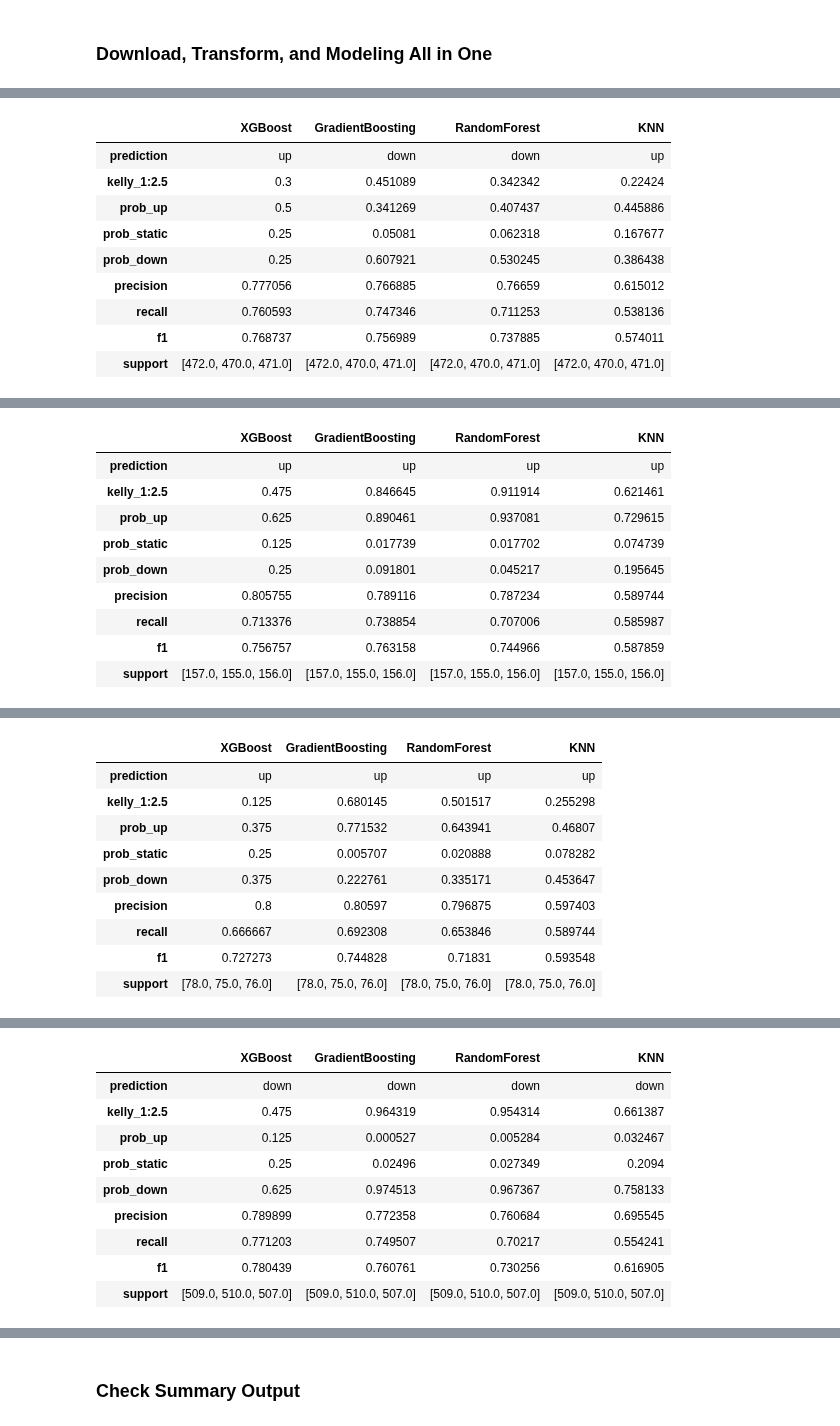
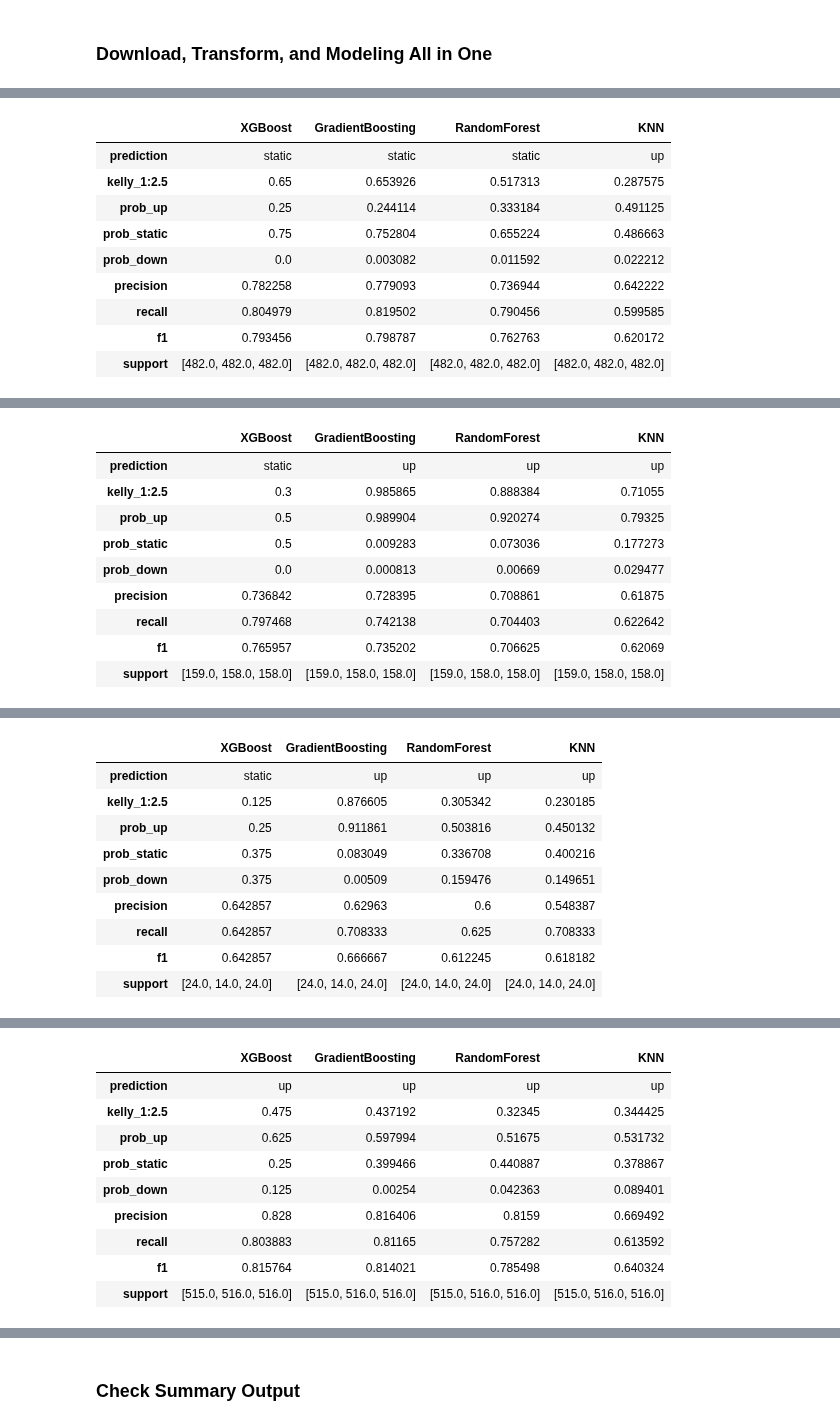
Before and after one commit to yuchild/stock_production, a Jupyter notebook: stock_next_time_frame_predictor.ipynb, the cells around one changed output, grey strips where cells are left out. Saved outputs shown, nothing was run; the diff lists cells and outputs as text; code cells hidden in the pictures.

```diff
--- a/stock_next_time_frame_predictor.ipynb
+++ b/stock_next_time_frame_predictor.ipynb
@@ -43,5 +43,5 @@ from src import functions as f
 # manufactoring suppliers
 # 'lrcs', 'klac', ''
 # %%
-f.predictions('mstr')
+f.predictions('nvda')
 # %% [output]
@@ -49,10 +49,10 @@ MSTR 5m Interval Timestamp: 2024-10-21 10:26:24
 |  | XGBoost | GradientBoosting | RandomForest | KNN |
-| prediction | up | down | down | up |
-| kelly_1:2.5 | 0.3 | 0.451089 | 0.342342 | 0.22424 |
-| prob_up | 0.5 | 0.341269 | 0.407437 | 0.445886 |
-| prob_static | 0.25 | 0.05081 | 0.062318 | 0.167677 |
-| prob_down | 0.25 | 0.607921 | 0.530245 | 0.386438 |
-| precision | 0.777056 | 0.766885 | 0.76659 | 0.615012 |
-| recall | 0.760593 | 0.747346 | 0.711253 | 0.538136 |
-| f1 | 0.768737 | 0.756989 | 0.737885 | 0.574011 |
-| support | [472.0, 470.0, 471.0] | [472.0, 470.0, 471.0] | [472.0, 470.0, 471.0] | [472.0, 470.0, 471.0] |
+| prediction | static | static | static | up |
+| kelly_1:2.5 | 0.65 | 0.653926 | 0.517313 | 0.287575 |
+| prob_up | 0.25 | 0.244114 | 0.333184 | 0.491125 |
+| prob_static | 0.75 | 0.752804 | 0.655224 | 0.486663 |
+| prob_down | 0.0 | 0.003082 | 0.011592 | 0.022212 |
+| precision | 0.782258 | 0.779093 | 0.736944 | 0.642222 |
+| recall | 0.804979 | 0.819502 | 0.790456 | 0.599585 |
+| f1 | 0.793456 | 0.798787 | 0.762763 | 0.620172 |
+| support | [482.0, 482.0, 482.0] | [482.0, 482.0, 482.0] | [482.0, 482.0, 482.0] | [482.0, 482.0, 482.0] |
@@ -60,10 +60,10 @@ MSTR 15m Interval Timestamp: 2024-10-21 10:26:32
 |  | XGBoost | GradientBoosting | RandomForest | KNN |
-| prediction | up | up | up | up |
-| kelly_1:2.5 | 0.475 | 0.846645 | 0.911914 | 0.621461 |
-| prob_up | 0.625 | 0.890461 | 0.937081 | 0.729615 |
-| prob_static | 0.125 | 0.017739 | 0.017702 | 0.074739 |
-| prob_down | 0.25 | 0.091801 | 0.045217 | 0.195645 |
-| precision | 0.805755 | 0.789116 | 0.787234 | 0.589744 |
-| recall | 0.713376 | 0.738854 | 0.707006 | 0.585987 |
-| f1 | 0.756757 | 0.763158 | 0.744966 | 0.587859 |
-| support | [157.0, 155.0, 156.0] | [157.0, 155.0, 156.0] | [157.0, 155.0, 156.0] | [157.0, 155.0, 156.0] |
+| prediction | static | up | up | up |
+| kelly_1:2.5 | 0.3 | 0.985865 | 0.888384 | 0.71055 |
+| prob_up | 0.5 | 0.989904 | 0.920274 | 0.79325 |
+| prob_static | 0.5 | 0.009283 | 0.073036 | 0.177273 |
+| prob_down | 0.0 | 0.000813 | 0.00669 | 0.029477 |
+| precision | 0.736842 | 0.728395 | 0.708861 | 0.61875 |
+| recall | 0.797468 | 0.742138 | 0.704403 | 0.622642 |
+| f1 | 0.765957 | 0.735202 | 0.706625 | 0.62069 |
+| support | [159.0, 158.0, 158.0] | [159.0, 158.0, 158.0] | [159.0, 158.0, 158.0] | [159.0, 158.0, 158.0] |
@@ -71,10 +71,10 @@ MSTR 30m Interval Timestamp: 2024-10-21 10:26:35
 |  | XGBoost | GradientBoosting | RandomForest | KNN |
-| prediction | up | up | up | up |
-| kelly_1:2.5 | 0.125 | 0.680145 | 0.501517 | 0.255298 |
-| prob_up | 0.375 | 0.771532 | 0.643941 | 0.46807 |
-| prob_static | 0.25 | 0.005707 | 0.020888 | 0.078282 |
-| prob_down | 0.375 | 0.222761 | 0.335171 | 0.453647 |
-| precision | 0.8 | 0.80597 | 0.796875 | 0.597403 |
-| recall | 0.666667 | 0.692308 | 0.653846 | 0.589744 |
-| f1 | 0.727273 | 0.744828 | 0.71831 | 0.593548 |
-| support | [78.0, 75.0, 76.0] | [78.0, 75.0, 76.0] | [78.0, 75.0, 76.0] | [78.0, 75.0, 76.0] |
+| prediction | static | up | up | up |
+| kelly_1:2.5 | 0.125 | 0.876605 | 0.305342 | 0.230185 |
+| prob_up | 0.25 | 0.911861 | 0.503816 | 0.450132 |
+| prob_static | 0.375 | 0.083049 | 0.336708 | 0.400216 |
+| prob_down | 0.375 | 0.00509 | 0.159476 | 0.149651 |
+| precision | 0.642857 | 0.62963 | 0.6 | 0.548387 |
+| recall | 0.642857 | 0.708333 | 0.625 | 0.708333 |
+| f1 | 0.642857 | 0.666667 | 0.612245 | 0.618182 |
+| support | [24.0, 14.0, 24.0] | [24.0, 14.0, 24.0] | [24.0, 14.0, 24.0] | [24.0, 14.0, 24.0] |
@@ -82,10 +82,10 @@ MSTR 1h Interval Timestamp: 2024-10-21 10:26:38
 |  | XGBoost | GradientBoosting | RandomForest | KNN |
-| prediction | down | down | down | down |
-| kelly_1:2.5 | 0.475 | 0.964319 | 0.954314 | 0.661387 |
-| prob_up | 0.125 | 0.000527 | 0.005284 | 0.032467 |
-| prob_static | 0.25 | 0.02496 | 0.027349 | 0.2094 |
-| prob_down | 0.625 | 0.974513 | 0.967367 | 0.758133 |
-| precision | 0.789899 | 0.772358 | 0.760684 | 0.695545 |
-| recall | 0.771203 | 0.749507 | 0.70217 | 0.554241 |
-| f1 | 0.780439 | 0.760761 | 0.730256 | 0.616905 |
-| support | [509.0, 510.0, 507.0] | [509.0, 510.0, 507.0] | [509.0, 510.0, 507.0] | [509.0, 510.0, 507.0] |
+| prediction | up | up | up | up |
+| kelly_1:2.5 | 0.475 | 0.437192 | 0.32345 | 0.344425 |
+| prob_up | 0.625 | 0.597994 | 0.51675 | 0.531732 |
+| prob_static | 0.25 | 0.399466 | 0.440887 | 0.378867 |
+| prob_down | 0.125 | 0.00254 | 0.042363 | 0.089401 |
+| precision | 0.828 | 0.816406 | 0.8159 | 0.669492 |
+| recall | 0.803883 | 0.81165 | 0.757282 | 0.613592 |
+| f1 | 0.815764 | 0.814021 | 0.785498 | 0.640324 |
+| support | [515.0, 516.0, 516.0] | [515.0, 516.0, 516.0] | [515.0, 516.0, 516.0] | [515.0, 516.0, 516.0] |
```
Also changed, not shown: parts of 1 cell of this notebook, 28 other files.
